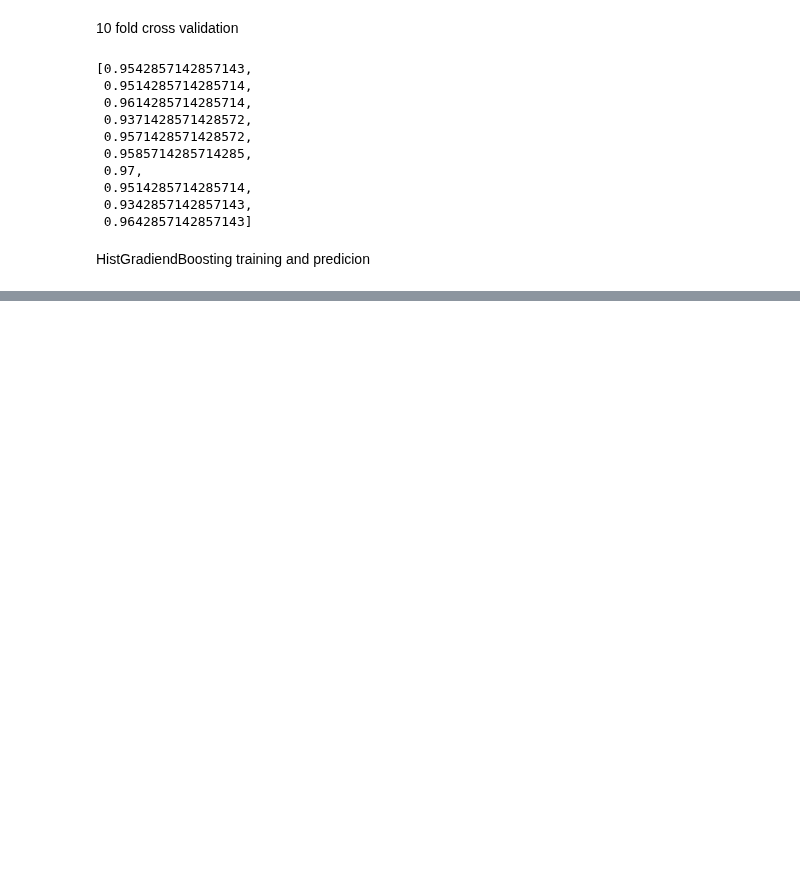
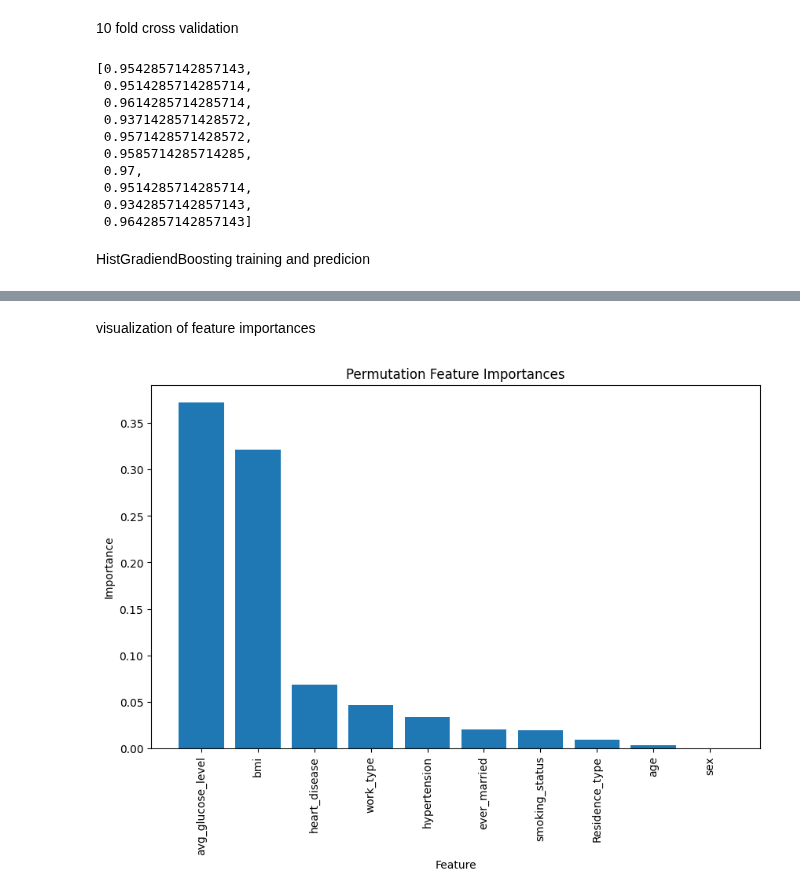
Before and after one commit to alessandroCassani/featureEngineering, a Jupyter notebook: original_dataset.ipynb, the cells around one changed output, grey strips where cells are left out. Cells and saved outputs as stored; diff of their text form; code cells hidden in the pictures; blank space fills up the shorter version.

```diff
--- a/original_dataset.ipynb
+++ b/original_dataset.ipynb
@@ -500,0 +519,22 @@ Accuracy of the best model on test data:  0.985
+# %% [markdown]
+visualization of feature importances
+# %%
+from sklearn.inspection import permutation_importance
+perm_importance = permutation_importance(best_model, X_train, y_train, n_repeats=10, random_state=42)
+
+# Get feature names
+feature_names = list(X_train.columns)
+
+# Sort feature importances in descending order
+sorted_indices = perm_importance.importances_mean.argsort()[::-1]
+
+# Plot permutation feature importances
+plt.figure(figsize=(10, 6))
+plt.bar(range(len(perm_importance.importances_mean)), perm_importance.importances_mean[sorted_indices], align='center')
+plt.xticks(range(len(perm_importance.importances_mean)), [feature_names[i] for i in sorted_indices], rotation=90)
+plt.xlabel('Feature')
+plt.ylabel('Importance')
+plt.title('Permutation Feature Importances')
+plt.show()
+# %% [output]
+[figure, added]
```
Also changed, not shown: parts of 3 cells of this notebook, 1 other file.
